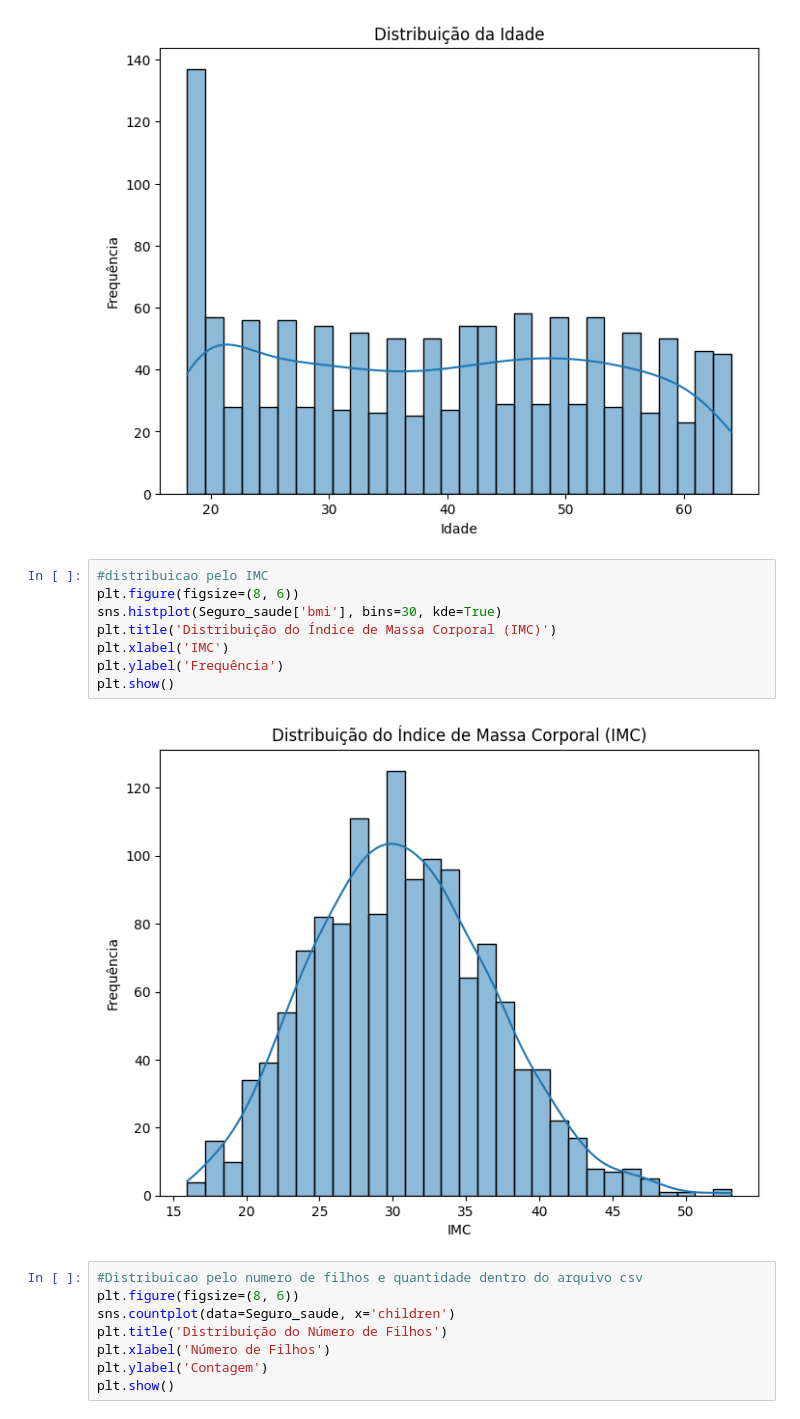
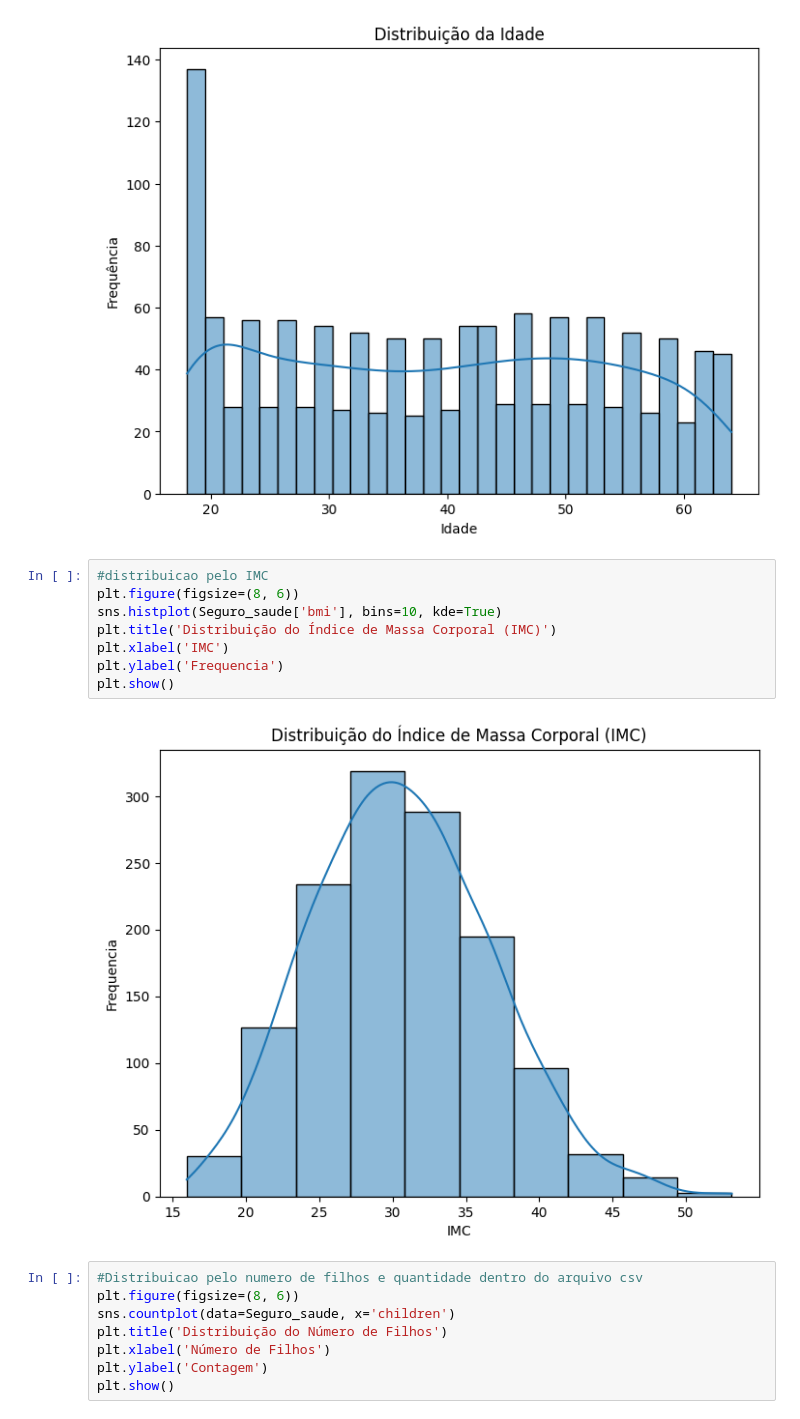
Before and after one commit to chrispinheiro/tech-challenge, a Jupyter notebook: techChalenge_fase1.ipynb, the cells around one changed output. Drawn from its saved outputs; the diff is of its cells as text.

```diff
--- a/techChalenge_fase1.ipynb
+++ b/techChalenge_fase1.ipynb
@@ -49,13 +49,13 @@ plt.show()
 # %%
 #distribuicao pelo IMC
 plt.figure(figsize=(8, 6))
-sns.histplot(Seguro_saude['bmi'], bins=30, kde=True)
+sns.histplot(Seguro_saude['bmi'], bins=10, kde=True)
 plt.title('Distribuição do Índice de Massa Corporal (IMC)')
 plt.xlabel('IMC')
-plt.ylabel('Frequência')
+plt.ylabel('Frequencia')
 plt.show()
 # %% [output]
-[figure, old version]
+[figure, new version]
 # %%
 #Distribuicao pelo numero de filhos e quantidade dentro do arquivo csv
 plt.figure(figsize=(8, 6))
```
Also changed, not shown: parts of 3 cells of this notebook.
